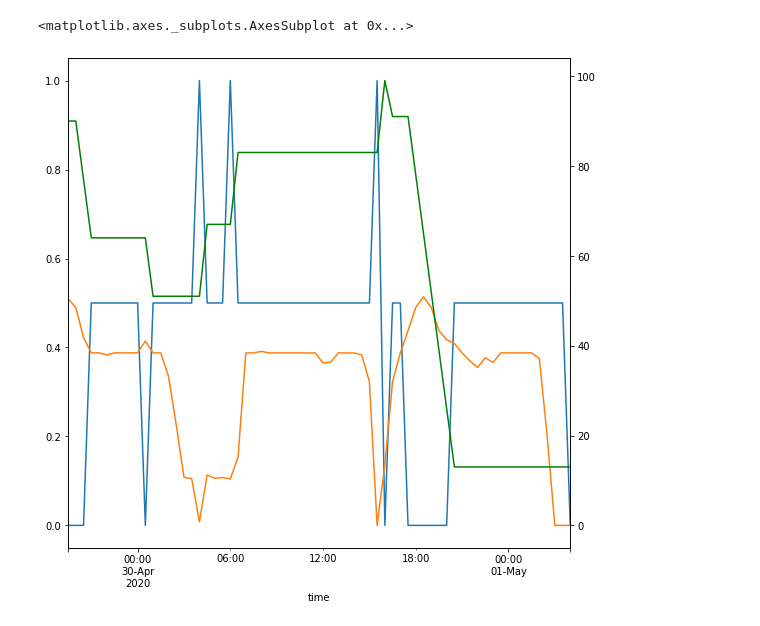
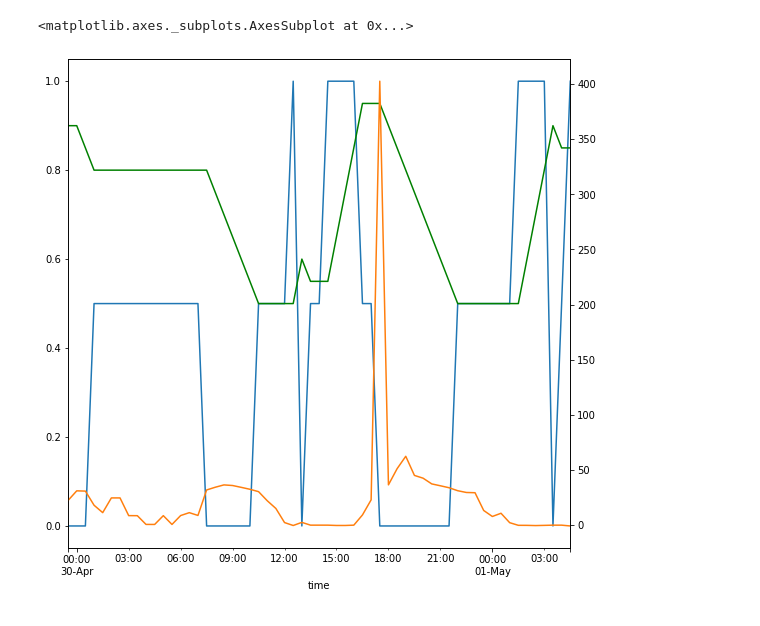
Before and after one commit to Cameron-Gan/ELEC9715_Project, a Jupyter notebook: modelDesign.ipynb, the cells around one changed output. Saved outputs shown, nothing was run; the diff lists cells and outputs as text; code cells hidden in the pictures.

```diff
--- a/modelDesign.ipynb
+++ b/modelDesign.ipynb
@@ -1,36 +1,34 @@
 # %%
-import numpy as np
 import matplotlib.pyplot as plt
-from matplotlib import collections  as mc
-import matplotlib.dates as mdates
 import pandas as pd
 from model import Model
 from appliance import Appliance
 
-## OK so ramps have to be whole numbers
-app = Appliance(max_load=100, maintain_load=10, max_level=100, min_level=70, ramp_up=5, ramp_down=4)
+## Ramps are now in percentage
+## min and max level are also in percentage
+app = Appliance(max_load=100, maintain_load=10, max_level=1, min_level=0.5, ramp_up=0.1, ramp_down=0.05)
 
 #start percentage has to be between max and min
-model = Model(start_percentage=90, n=100, app=app)
+#state {NSW1, QLD1, VIC1, SA1, TAS1}
+model = Model(start_percentage=0.9, n=1000, app=app, state='TAS1')
+model.ramp_down
+
 
 model.run_model()
 
-cheapest_path_node = model.get_cheapest_path()
+
+##plotting Code
+cheapest_path_node, index = model.get_cheapest_path()
 timesteps = model.time_steps
-
-
-
 df = pd.DataFrame({'time': timesteps,
                    'onoffpath': cheapest_path_node.path,
                    'state': cheapest_path_node.state_value})
 df1 = model.forecast_price
 df.set_index('time', inplace=True)
 plt.figure(figsize=(9,9))
-# df.onoffpath.plot()
-# df.forecast.plot(style='r')
 df.onoffpath.plot()
 df1.RRP.plot(secondary_y=True)
-df.state.plot(secondary_y=True, style='g')
+df.state.plot(style='g')
 # %% [output]
 <matplotlib.axes._subplots.AxesSubplot at 0x...>
-[figure, old version]
+[figure, new version]
```
Also changed, not shown: 1 other file.
